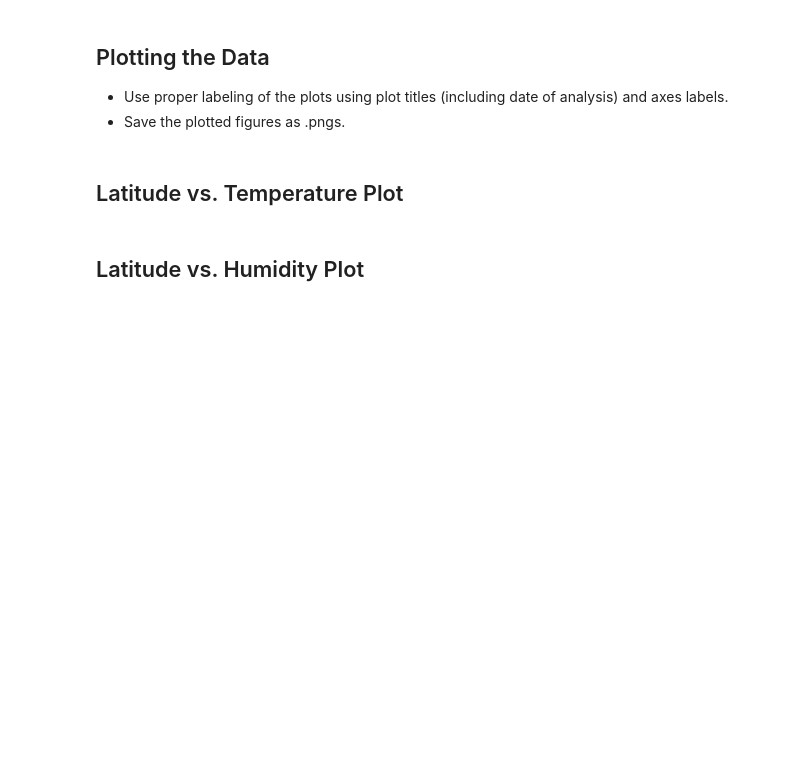
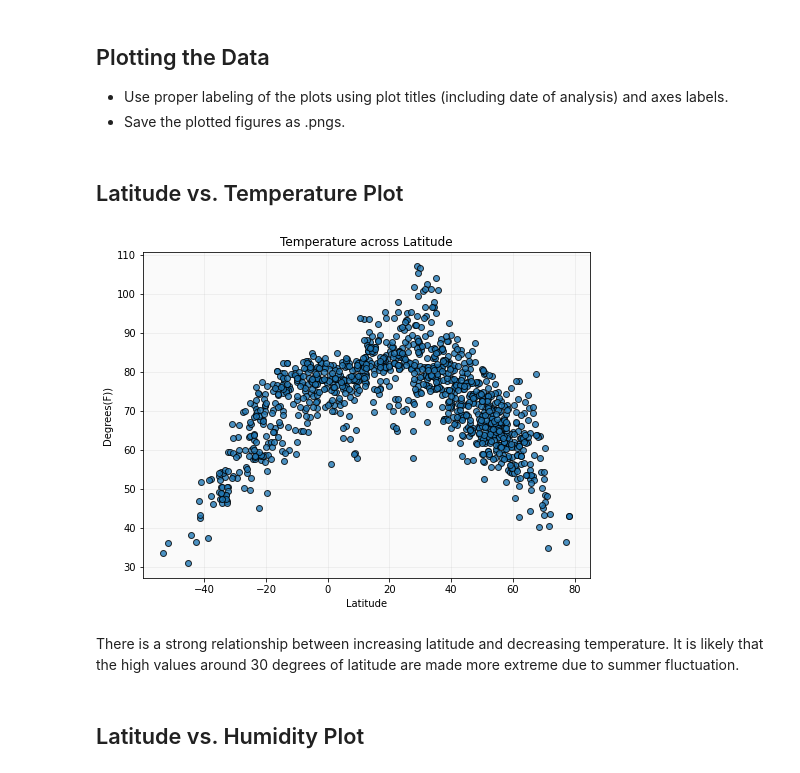
Before and after one commit to Alex-Saunders-Codes/API-Challenge, a Jupyter notebook: WeatherPy/WeatherPy.ipynb, the cells around one changed output. Cells and saved outputs as stored; diff of their text form; code cells hidden in the pictures; blank space fills up the shorter version.

Commit message:
WeatherPy Files mostly finished.

```diff
--- a/WeatherPy/WeatherPy.ipynb
+++ b/WeatherPy/WeatherPy.ipynb
@@ -84,0 +85,30 @@ search_url = f'http://history.openweathermap.org/data/2.5/history/city?q={city_I
+# %%
+weather_list = []
+for city in city_df.itertuples():
+    #I iterate across my dataframe with itertuples.
+    #Because I am working with tuples, I pass numberic indices for reference.
+    print(f'now printing city #{city[0]}: {city[1]}')
+    weather_dict = {}
+    lat = city[3]
+    lng = city[4]
+    #Set time of query to one day ago
+    tm = int(time.time() - 86400)
+    #define the output units [standard, metric, or imperial]
+    units='imperial'
+    search_url = f'http://api.openweathermap.org/data/2.5/onecall/timemachine?lat={lat}&lon={lng}&dt={tm}&units={units}&appid={wak}'
+    #Query the data from openweathermap
+    response = requests.get(search_url).json()
+    response
+    weather_dict['name'] = city[1]
+    #Get an average temperature for all the hours yesterday.
+    try:
+        targets=['temp', 'humidity', 'clouds', 'wind_speed']
+        for target in targets:
+            weather_dict[target] = dayAverages(response['hourly'], target)
+    except Exception as e:
+        print('Operation failed: ' + str(e))
+    weather_list.append(weather_dict)
+
+
+weather_df = pd.DataFrame(data=weather_list)
+weather_df.head()
@@ -84,0 +143,3 @@ search_url = f'http://history.openweathermap.org/data/2.5/history/city?q={city_I
+# %%
+weather_df_2 = weather_df.merge(city_df, on='name', how = 'outer')
+weather_df_2.iloc[:,1:5] = weather_df_2.iloc[:,1:5].apply(lambda x: round(x,3))
@@ -97,5 +171,19 @@ Skip this step if there are no cities that have humidity > 100%.
 * Save the plotted figures as .pngs.
 # %% [markdown]
 ## Latitude vs. Temperature Plot
+# %%
+fig1, ax1 = plt.subplots(figsize=(8,6))
+ax1.set_title('Temperature across Latitude')
+ax1.set_xlabel('Latitude')
+ax1.set_ylabel('Degrees(F))')
+ax1.set_facecolor('#FAFAFA')
+plt.grid(alpha=0.2)
+ax1.scatter(weather_df_2['lat'], weather_df_2['temp'], edgecolor="black", alpha = 0.8)
+plt.show()
+fig1.savefig('Results/TemperaturevsLatitude.png')
+# %% [output]
+[figure, added]
+# %% [markdown]
+There is a strong relationship between increasing latitude and decreasing temperature. It is likely that the high values around 30 degrees of latitude are made more extreme due to summer fluctuation.
 # %% [markdown]
 ## Latitude vs. Humidity Plot
```
Also changed, not shown: parts of 24 cells of this notebook, 7 other files.
